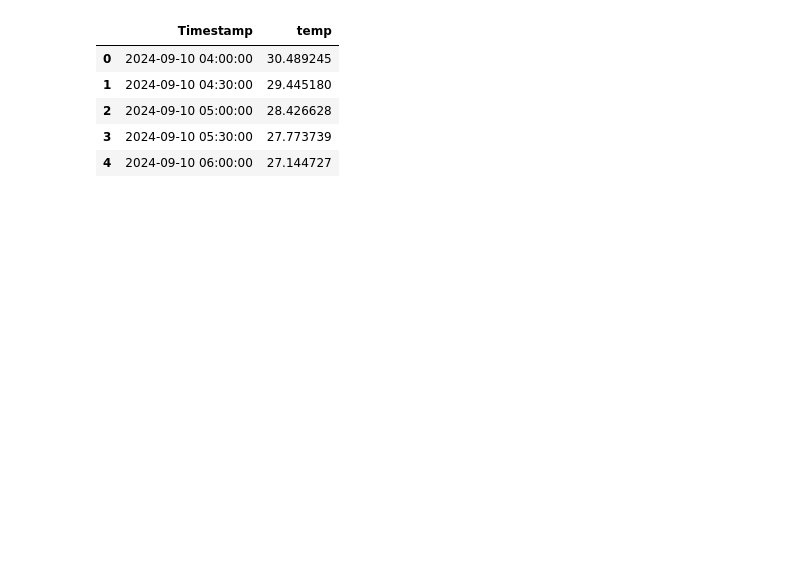
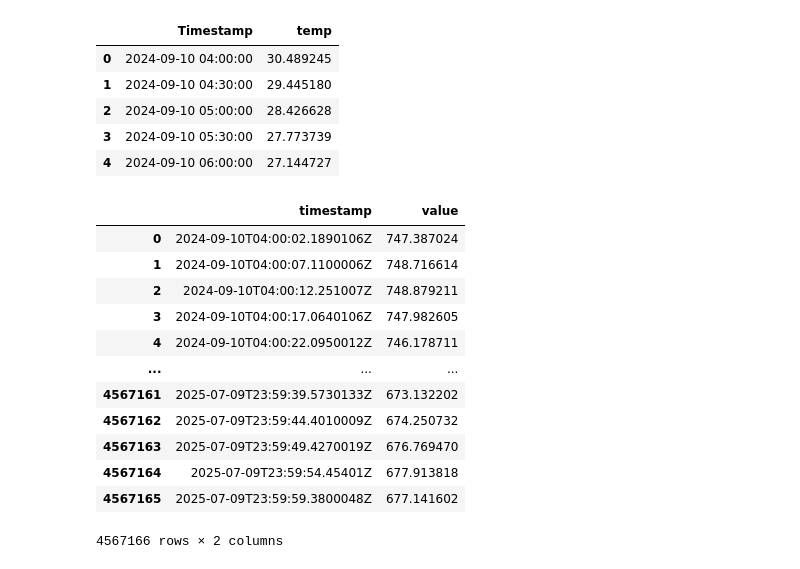
Before and after one commit to dannnmr/etl-predictivo, a Jupyter notebook: notebooks/transformacion.ipynb, the cells around one changed output. Saved outputs shown, nothing was run; the diff lists cells and outputs as text; code cells hidden in the pictures; blank space fills up the shorter version.

```diff
--- a/notebooks/transformacion.ipynb
+++ b/notebooks/transformacion.ipynb
@@ -1039,0 +1061,18 @@ valor.head()
+# %%
+hola = pd.read_parquet('../data/bronze/corriente_carga.parquet')
+# %%
+hola
+# %% [output]
+|  | timestamp | value |
+| 0 | 2024-09-10T04:00:02.1890106Z | 747.387024 |
+| 1 | 2024-09-10T04:00:07.1100006Z | 748.716614 |
+| 2 | 2024-09-10T04:00:12.251007Z | 748.879211 |
+| 3 | 2024-09-10T04:00:17.0640106Z | 747.982605 |
+| 4 | 2024-09-10T04:00:22.0950012Z | 746.178711 |
+| ... | ... | ... |
+| 4567161 | 2025-07-09T23:59:39.5730133Z | 673.132202 |
+| 4567162 | 2025-07-09T23:59:44.4010009Z | 674.250732 |
+| 4567163 | 2025-07-09T23:59:49.4270019Z | 676.769470 |
+| 4567164 | 2025-07-09T23:59:54.45401Z | 677.913818 |
+| 4567165 | 2025-07-09T23:59:59.3800048Z | 677.141602 |
+4567166 rows × 2 columns
```
Also changed, not shown: parts of 2 cells of this notebook, 5 other files.
